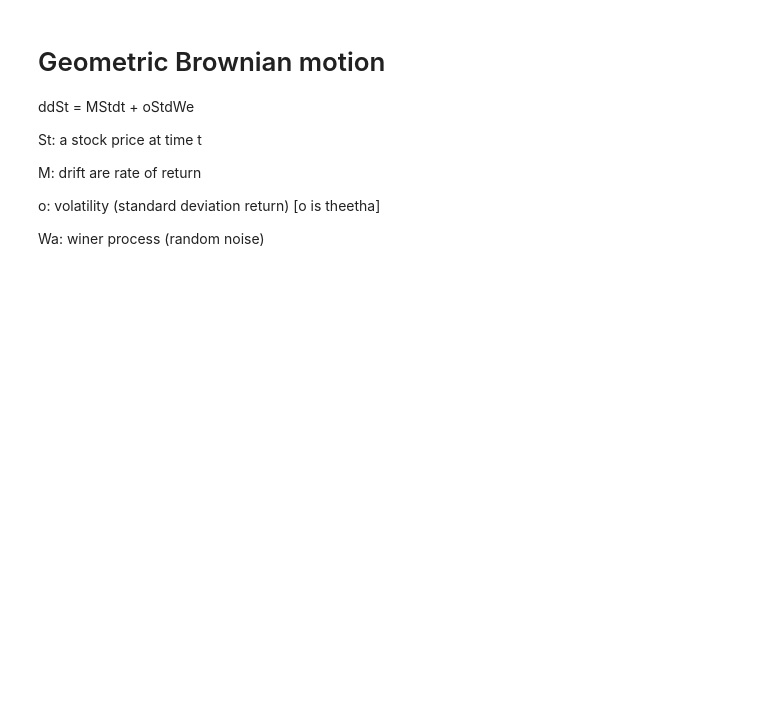
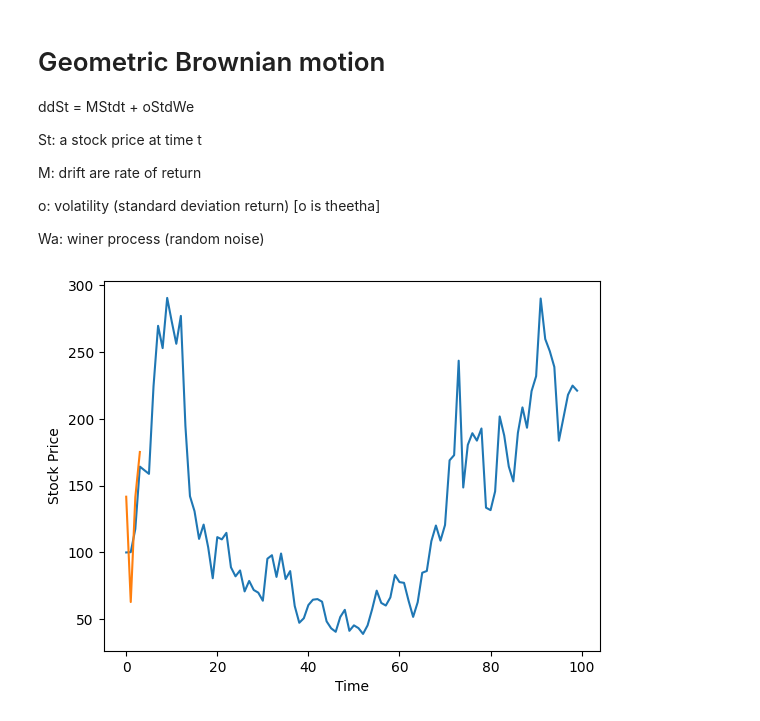
Before and after one commit to Nimika19/Mathematics, a Jupyter notebook: Monte__Carlo.ipynb, the cells around one changed output. Cells and saved outputs as stored; diff of their text form; code cells hidden in the pictures; blank space fills up the shorter version.

Commit message:
Did a problem on Stock marketing

```diff
--- a/Monte__Carlo.ipynb
+++ b/Monte__Carlo.ipynb
@@ -94,3 +94,66 @@ M: drift are rate of return
 o: volatility (standard deviation return)  [o is theetha]
 
 Wa: winer process (random noise)
+# %%
+import numpy as np
+import matplotlib.pyplot as plt
+
+# Simulated stock price data using GBM
+np.random.seed(42)
+n_days = 100
+mu_true = 0.05  # True drift
+sigma_true = 0.2  # True volatility
+S0 = 100  # Initial stock price
+
+# Simulate stock price
+dt = 1  # Time step of 1 day
+W = np.random.normal(0, np.sqrt(dt), size=n_days)
+s = [S0]
+for i in range(1, n_days):
+    s.append(s[-1] * np.exp((mu_true - 0.5 * sigma_true ** 2) * dt + sigma_true * W[i]))
+# MCMC simulation
+n_samples = 10000
+n_chains = 4
+n_burnin = 1000
+n_thin = 10
+
+# Initialize the chains
+chains = np.zeros((n_samples, n_chains))
+
+# Initialize the current state of the chains
+current_state = np.zeros(n_chains)
+
+# Initialize the proposal distribution
+proposal_mean = np.zeros(n_chains)
+proposal_var = np.ones(n_chains)
+
+# Run the MCMC simulation
+for i in range(n_samples):
+    for j in range(n_chains):
+        # Propose a new state
+        proposed_state = current_state[j] + np.random.normal(proposal_mean[j], proposal_var[j])
+
+        # Calculate the acceptance probability
+        acceptance_prob = np.min([1, np.exp((proposed_state - current_state[j]) * (mu_true - 0.5 * sigma_true ** 2))])
+
+        # Accept or reject the proposed state
+        if np.random.rand() < acceptance_prob:
+            current_state[j] = proposed_state
+
+    # Store the current state
+    chains[i] = current_state
+
+# Burn-in and thinning
+chains = chains[n_burnin::n_thin]
+
+# Calculate the mean of the chains
+mean_chain = np.mean(chains, axis=0)
+
+# Plot the simulated stock price and the MCMC estimate
+plt.plot(s)
+plt.plot(mean_chain)
+plt.xlabel('Time')
+plt.ylabel('Stock Price')
+plt.show()
+# %% [output]
+[figure, added]
```
